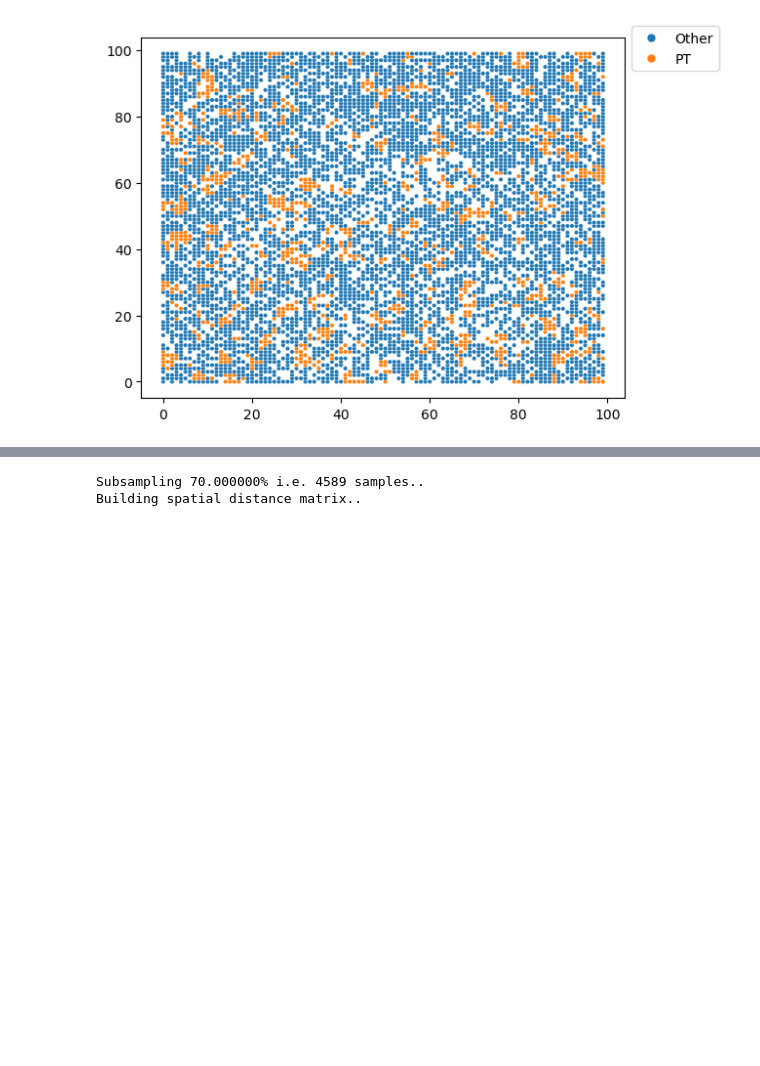
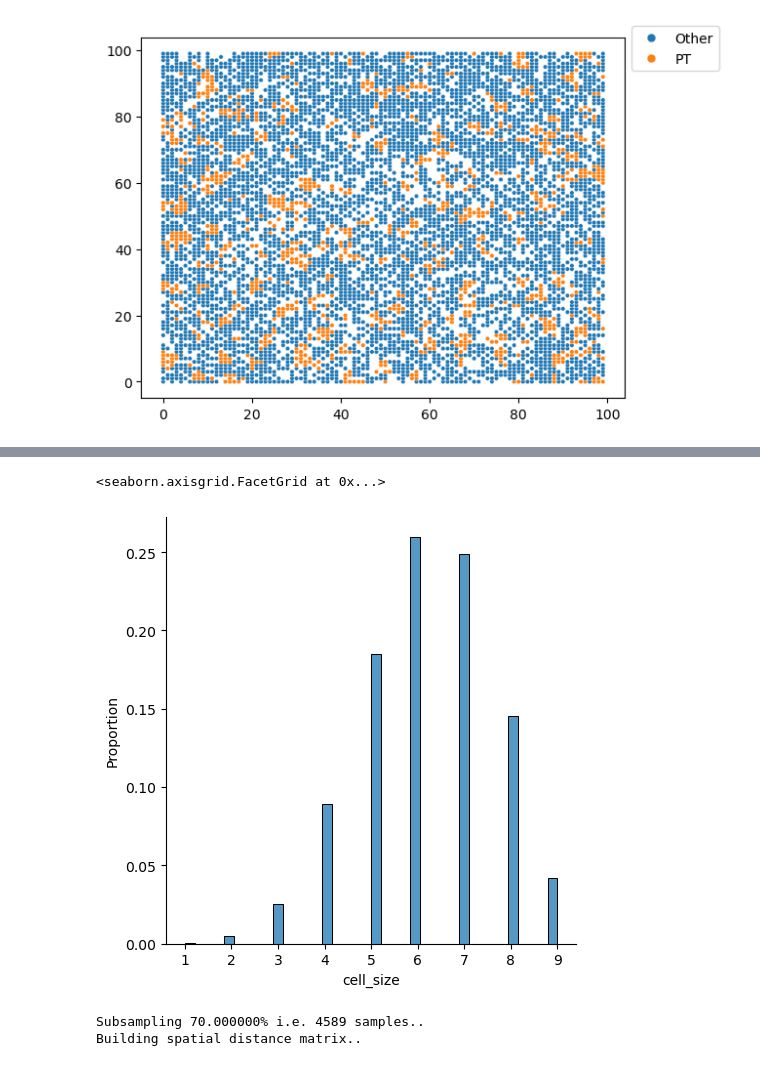
Before and after one commit to LIU-Xnd/pytacs, a Jupyter notebook: data/demo/demo.ipynb, the cells around one changed output, grey strips where cells are left out. Saved outputs shown, nothing was run; the diff lists cells and outputs as text; code cells hidden in the pictures; blank space fills up the shorter version.

Commit message:
v1.7.10 (dev) - Record cell sizes. FIXBUG: add list(..) to spatial.py:cols_nonzero when building final weight_matrix.

```diff
--- a/data/demo/demo.ipynb
+++ b/data/demo/demo.ipynb
@@ -62,3 +78,9 @@ plt.show()
+# %%
+import seaborn as sns
+sns.displot(x=result.dataframe.cell_size, stat='proportion')
+# %% [output]
+<seaborn.axisgrid.FacetGrid at 0x...>
+[figure, added]
 # %%
 # Step 4. Get integrated single-cell level ST data
 sp_sc = pytacs.celltype_refined_bin(
```
Also changed, not shown: parts of 1 cell of this notebook, 2 other files.
